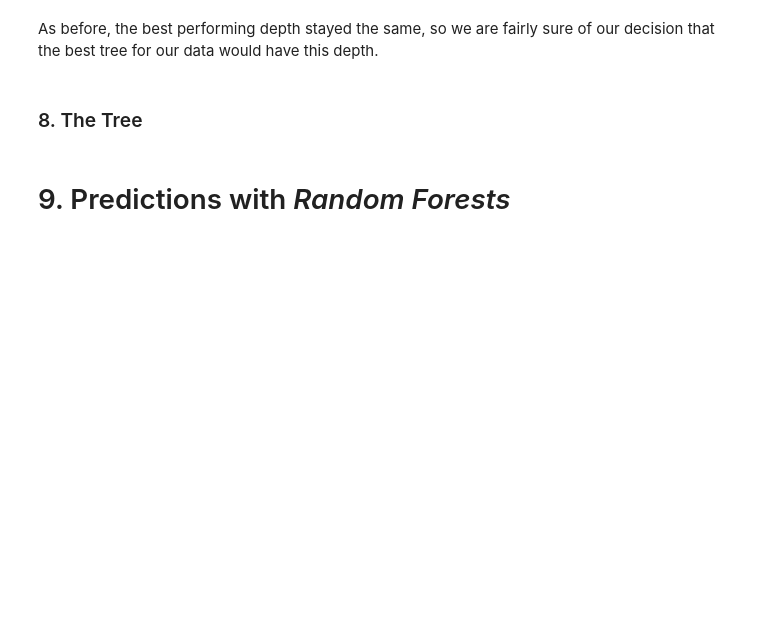
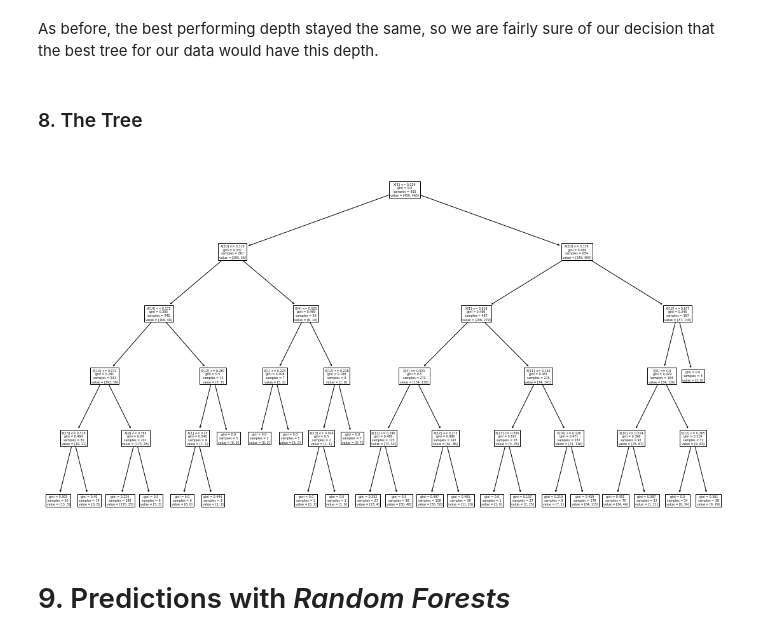
Before and after one commit to TarazGr/FDS-Final, a Jupyter notebook: REPORT.ipynb, the cells around one changed output. Drawn from its saved outputs; the diff is of its cells as text; code cells hidden in the pictures; blank space fills up the shorter version.

```diff
--- a/REPORT.ipynb
+++ b/REPORT.ipynb
@@ -747,7 +909,7 @@ Given that we have already trained a fully fit and as deep as it gets tree, we w
 
 We will use f1-score as our metric for this decision, but any other metric such as accuracy would work equally as well.
 # %%
-heights = range(1, 25)
+heights = range(1, model.get_depth())
 f1_scores = []
 
 for i in heights:
@@ -894,3 +1088,9 @@ plot_tree(model)
+# %%
+plt.figure(figsize=(19.2, 10.8))
+plot_tree(model)
+plt.show()
+# %% [output]
+[figure, added]
 # %% [markdown]
 # 9. Predictions with *Random Forests*
 # %% [markdown]
```
Also changed, not shown: parts of 62 cells of this notebook.
